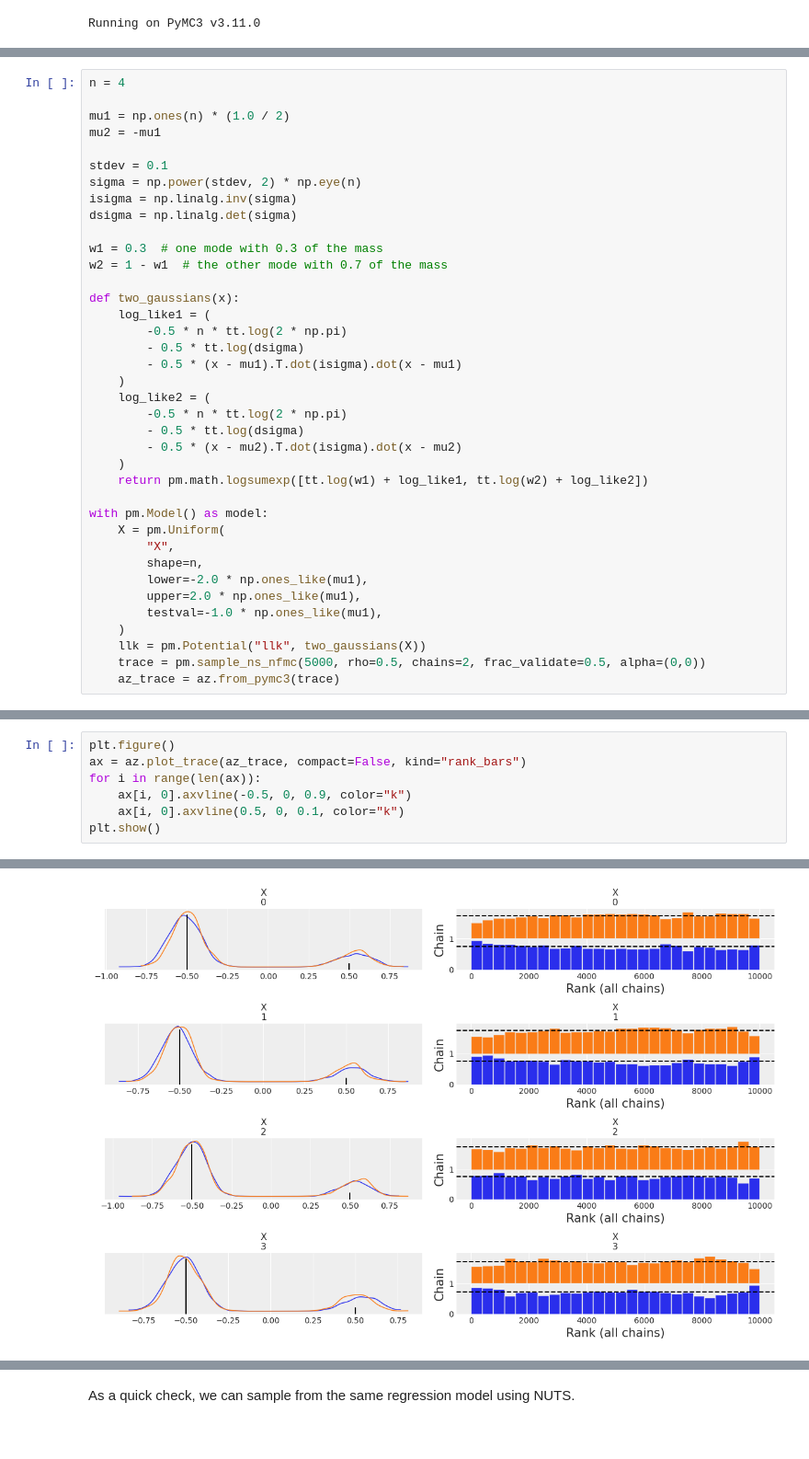
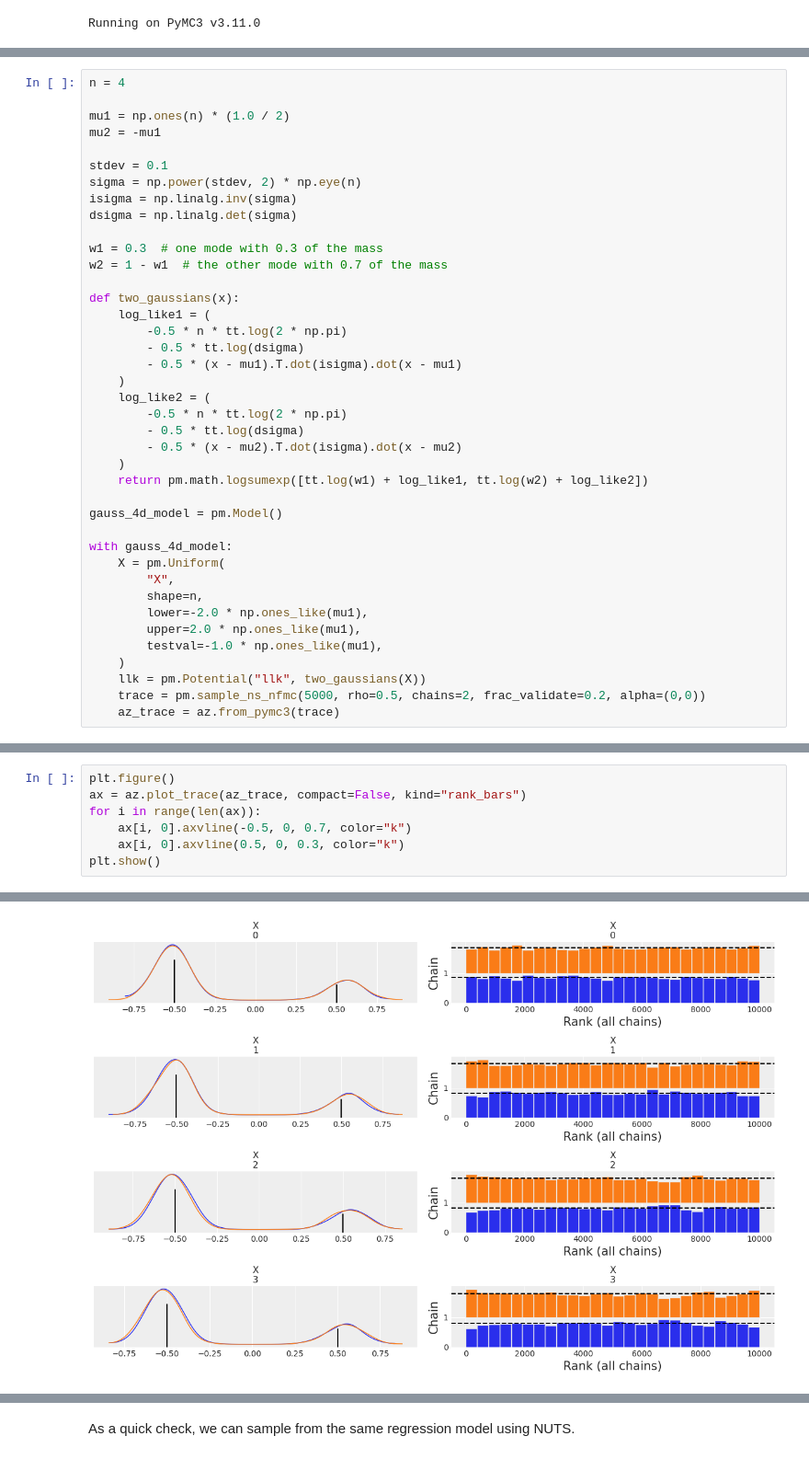
Before and after one commit to RichardGrumitt/NS_NFMC_tests, a Jupyter notebook: ns_nfmc_benchmarks.ipynb, the cells around one changed output, grey strips where cells are left out. Shown at 92% size. Saved outputs shown, nothing was run; the diff lists cells and outputs as text.

Commit message:
Adding examples with lower sample sizes

```diff
--- a/ns_nfmc_benchmarks.ipynb
+++ b/ns_nfmc_benchmarks.ipynb
@@ -44,7 +44,9 @@ def two_gaussians(x):
     )
     return pm.math.logsumexp([tt.log(w1) + log_like1, tt.log(w2) + log_like2])
 
-with pm.Model() as model:
+gauss_4d_model = pm.Model()
+
+with gauss_4d_model:
     X = pm.Uniform(
         "X",
         shape=n,
@@ -53,7 +55,7 @@ with pm.Model() as model:
         testval=-1.0 * np.ones_like(mu1),
     )
     llk = pm.Potential("llk", two_gaussians(X))
-    trace = pm.sample_ns_nfmc(5000, rho=0.5, chains=2, frac_validate=0.5, alpha=(0,0))
+    trace = pm.sample_ns_nfmc(5000, rho=0.5, chains=2, frac_validate=0.2, alpha=(0,0))
     az_trace = az.from_pymc3(trace)
 # %% [output]
 Initializing normalizing flow based nested sampling...
@@ -76,10 +80,10 @@ Stage:  19; Evidence ratio: [0.98317421]
 # %%
 plt.figure()
 ax = az.plot_trace(az_trace, compact=False, kind="rank_bars")
 for i in range(len(ax)):
-    ax[i, 0].axvline(-0.5, 0, 0.9, color="k")
-    ax[i, 0].axvline(0.5, 0, 0.1, color="k")
+    ax[i, 0].axvline(-0.5, 0, 0.7, color="k")
+    ax[i, 0].axvline(0.5, 0, 0.3, color="k")
 plt.show()
 # %% [output]
 <Figure size 720x480 with 0 Axes>
-[figure, old version]
+[figure, new version]
```
Also changed, not shown: parts of 14 cells of this notebook.
